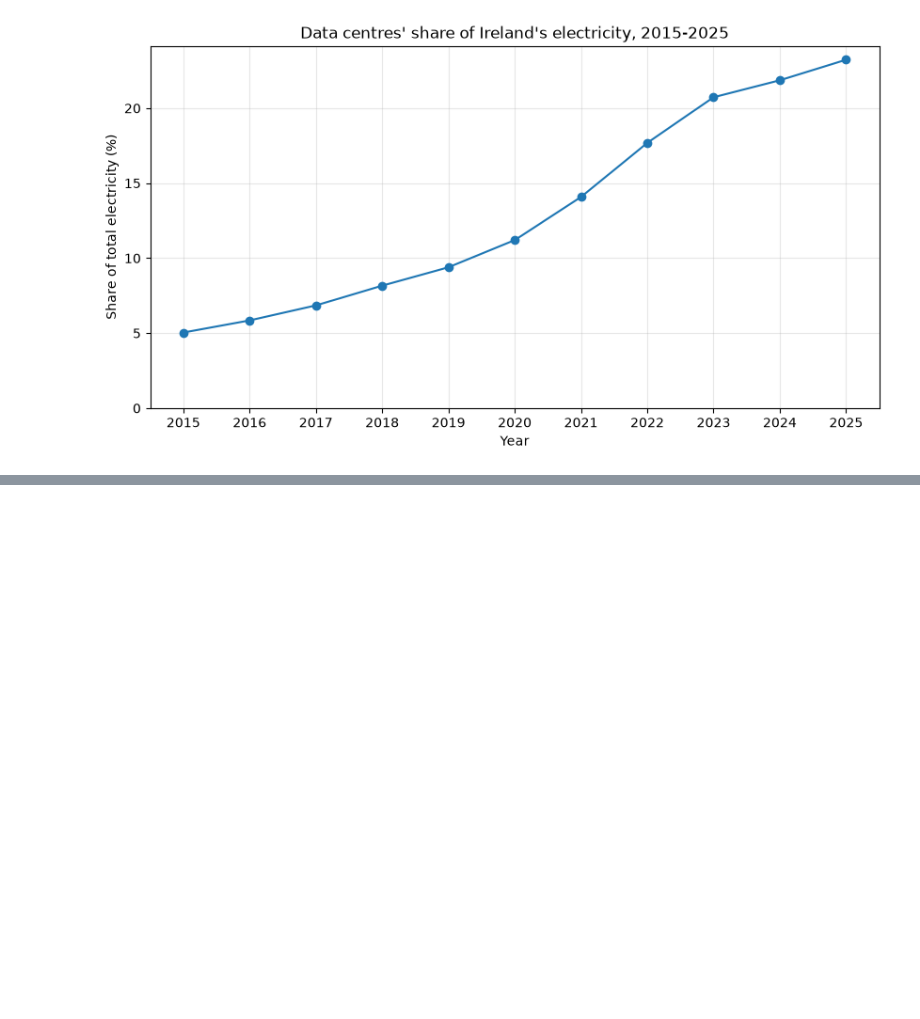
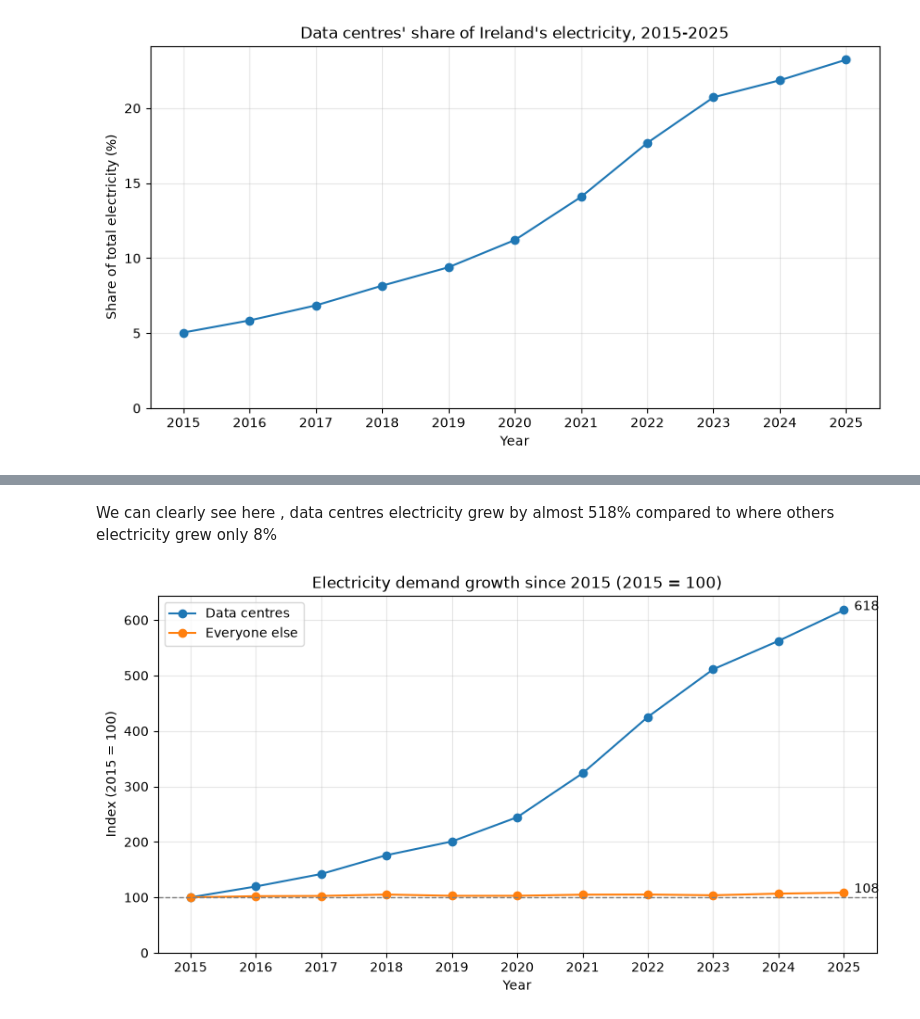
Before and after one commit to roshanroy7/data-centre-power-analysis, a Jupyter notebook: notebooks/01_explore_data.ipynb, the cells around one changed output, grey strips where cells are left out. Drawn from its saved outputs; the diff is of its cells as text; code cells hidden in the pictures; blank space fills up the shorter version.

Commit message:
Add growth index chart comparing data centres with everyone else

```diff
--- a/notebooks/01_explore_data.ipynb
+++ b/notebooks/01_explore_data.ipynb
@@ -175,3 +175,7 @@ plt.savefig("../charts/01_dc_share.png", dpi=150, bbox_inches="tight")
 plt.show()
 # %% [output]
 [figure]
+# %%
+cols = ["data_centres", "others"]
+indexed = yearly[cols] / yearly[cols].iloc[0] * 100
+indexed.round(1)
@@ -177,0 +196,20 @@ plt.show()
+# %% [markdown]
+We can clearly see here , data centres electricity grew by almost 518% compared to where others electricity grew only 8%
+# %%
+fig, ax = plt.subplots(figsize=(10, 5))
+ax.plot(indexed.index, indexed["data_centres"], marker="o", label="Data centres")
+ax.plot(indexed.index, indexed["others"], marker="o", label="Everyone else")
+ax.axhline(100, color="grey", linestyle="--", linewidth=1)
+ax.set_title("Electricity demand growth since 2015 (2015 = 100)")
+ax.set_xlabel("Year")
+ax.set_ylabel("Index (2015 = 100)")
+ax.set_ylim(bottom=0)
+ax.legend()
+ax.grid(alpha=0.3)
+ax.annotate(f"{indexed['data_centres'].iloc[-1]:.0f}", (indexed.index[-1], indexed["data_centres"].iloc[-1]), xytext=(8, 0), textcoords="offset points")
+ax.annotate(f"{indexed['others'].iloc[-1]:.0f}", (indexed.index[-1], indexed["others"].iloc[-1]), xytext=(8, 0), textcoords="offset points")
+ax.margins(x=0.05)
+plt.savefig("../charts/02_growth_index.png", dpi=150, bbox_inches="tight")
+plt.show()
+# %% [output]
+[figure, added]
```
Also changed, not shown: parts of 1 cell of this notebook, 1 other file.
